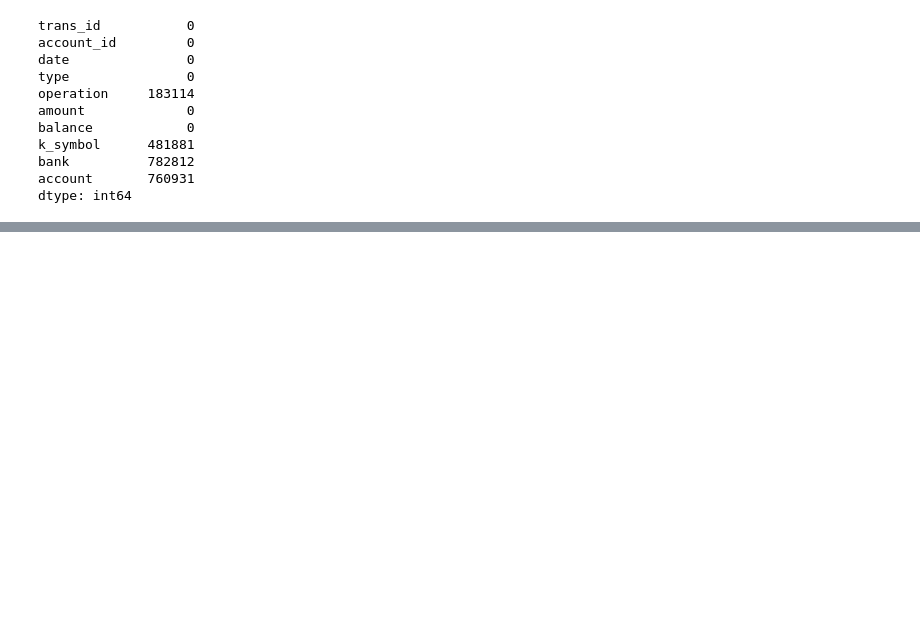
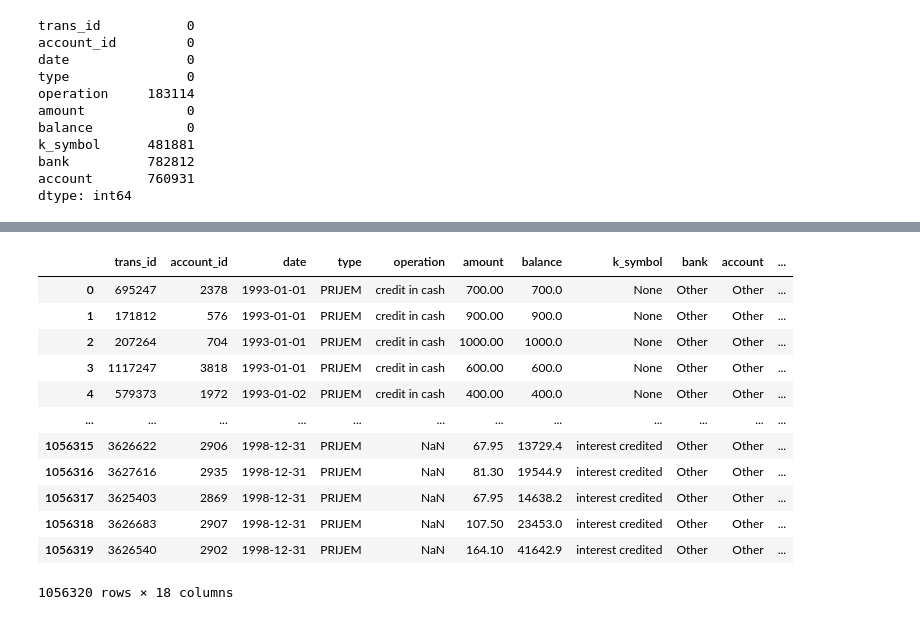
Before and after one commit to inderrana/Financial-Datamart-Analytical-Base-Table, a Jupyter notebook: fin_datamart.ipynb, the cells around one changed output, grey strips where cells are left out. Saved outputs shown, nothing was run; the diff lists cells and outputs as text; code cells hidden in the pictures; blank space fills up the shorter version.

```diff
--- a/fin_datamart.ipynb
+++ b/fin_datamart.ipynb
@@ -280,6 +420,22 @@ trans_raw
 # %%
 # Select on transactions for 1996
 txn_96 = trans_raw[trans_raw['date'].astype(str).str[:2].isin(['96'])]
+# %%
+trans_raw
+# %% [output]
+|  | trans_id | account_id | date | type | operation | amount | balance | k_symbol | bank | account | ... |
+| 0 | 695247 | 2378 | 1993-01-01 | PRIJEM | credit in cash | 700.00 | 700.0 | None | Other | Other | ... |
+| 1 | 171812 | 576 | 1993-01-01 | PRIJEM | credit in cash | 900.00 | 900.0 | None | Other | Other | ... |
+| 2 | 207264 | 704 | 1993-01-01 | PRIJEM | credit in cash | 1000.00 | 1000.0 | None | Other | Other | ... |
+| 3 | 1117247 | 3818 | 1993-01-01 | PRIJEM | credit in cash | 600.00 | 600.0 | None | Other | Other | ... |
+| 4 | 579373 | 1972 | 1993-01-02 | PRIJEM | credit in cash | 400.00 | 400.0 | None | Other | Other | ... |
+| ... | ... | ... | ... | ... | ... | ... | ... | ... | ... | ... | ... |
+| 1056315 | 3626622 | 2906 | 1998-12-31 | PRIJEM | NaN | 67.95 | 13729.4 | interest credited | Other | Other | ... |
+| 1056316 | 3627616 | 2935 | 1998-12-31 | PRIJEM | NaN | 81.30 | 19544.9 | interest credited | Other | Other | ... |
+| 1056317 | 3625403 | 2869 | 1998-12-31 | PRIJEM | NaN | 67.95 | 14638.2 | interest credited | Other | Other | ... |
+| 1056318 | 3626683 | 2907 | 1998-12-31 | PRIJEM | NaN | 107.50 | 23453.0 | interest credited | Other | Other | ... |
+| 1056319 | 3626540 | 2902 | 1998-12-31 | PRIJEM | NaN | 164.10 | 41642.9 | interest credited | Other | Other | ... |
+1056320 rows × 18 columns
 # %%
 # Aggregate the total credit per account
 trans_agg_credit = txn_96[txn_96['type'].isin(['PRIJEM'])].groupby('account_id')['amount'].agg('sum')
```
Also changed, not shown: parts of 19 cells of this notebook.
